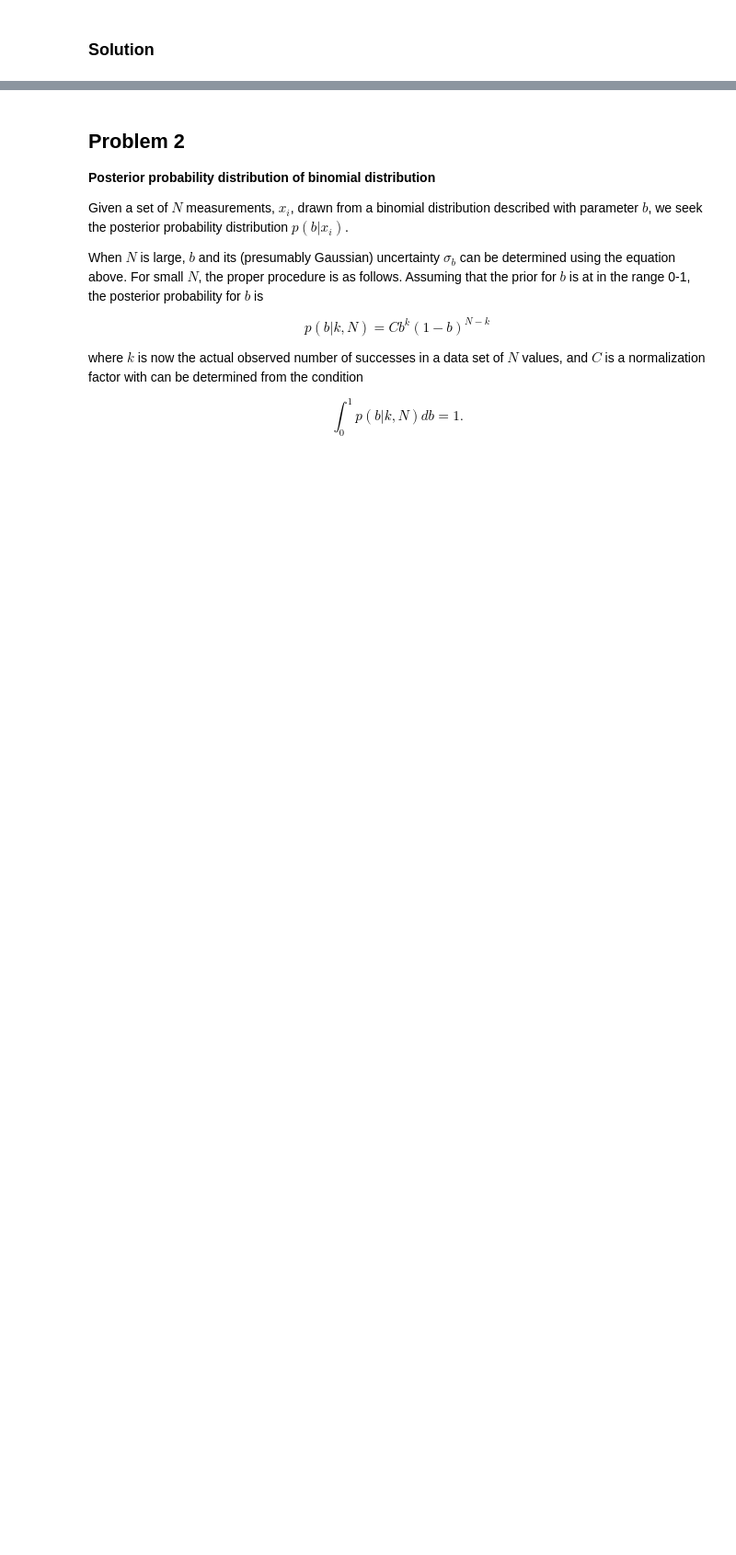
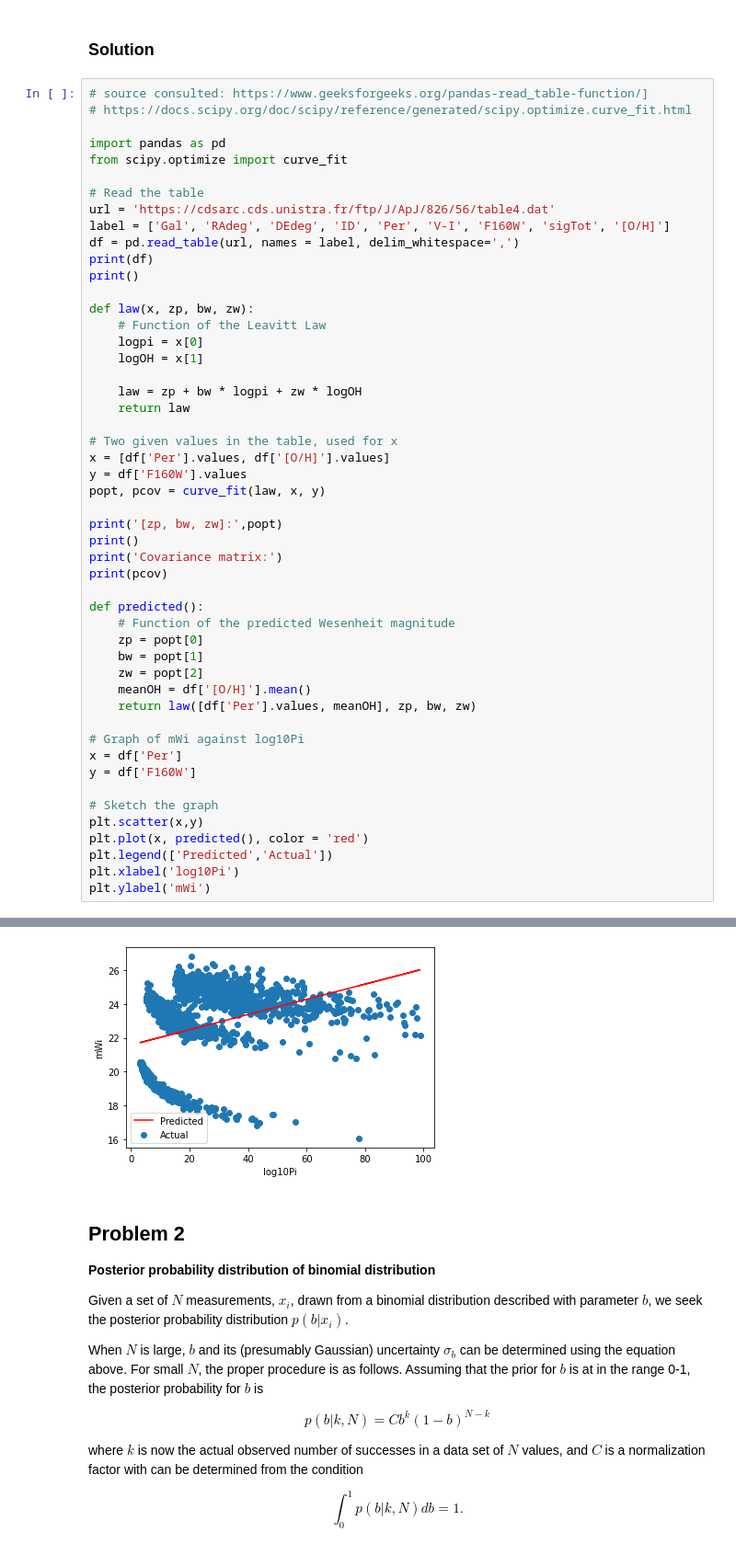
Before and after one commit to SissiChen17/astr3890, a Jupyter notebook: homework_notebooks/homework_6.ipynb, the cells around one changed output, grey strips where cells are left out. Shown at 92% size. Saved outputs shown, nothing was run; the diff lists cells and outputs as text; blank space fills up the shorter version.

```diff
--- a/homework_notebooks/homework_6.ipynb
+++ b/homework_notebooks/homework_6.ipynb
@@ -39,3 +39,54 @@ of Equation (1) can be determined through ordinary least squares. Determine the
 parameters $zp_{W,N4258}$, $b_W$, and $Z_w$ and their Gaussian covariance matrix. Plot the data $m^W_i$ vs. $\log_{10} P_i$ and overlay the best fit model (evaluated at the mean metallicity of the sample).
 # %% [markdown]
 ### Solution
+# %%
+# source consulted: https://www.geeksforgeeks.org/pandas-read_table-function/]
+# https://docs.scipy.org/doc/scipy/reference/generated/scipy.optimize.curve_fit.html
+
+import pandas as pd
+from scipy.optimize import curve_fit
+
+# Read the table
+url = 'https://cdsarc.cds.unistra.fr/ftp/J/ApJ/826/56/table4.dat'
+label = ['Gal', 'RAdeg', 'DEdeg', 'ID', 'Per', 'V-I', 'F160W', 'sigTot', '[O/H]']
+df = pd.read_table(url, names = label, delim_whitespace=',')
+print(df)
+print()
+
+def law(x, zp, bw, zw):
+    # Function of the Leavitt Law
+    logpi = x[0]
+    logOH = x[1]
+
+    law = zp + bw * logpi + zw * logOH
+    return law
+
+# Two given values in the table, used for x
+x = [df['Per'].values, df['[O/H]'].values]
+y = df['F160W'].values
+popt, pcov = curve_fit(law, x, y)
+
+print('[zp, bw, zw]:',popt)
+print()
+print('Covariance matrix:')
+print(pcov)
+
+def predicted():
+    # Function of the predicted Wesenheit magnitude
+    zp = popt[0]
+    bw = popt[1]
+    zw = popt[2]
+    meanOH = df['[O/H]'].mean()
+    return law([df['Per'].values, meanOH], zp, bw, zw)
+
+# Graph of mWi against log10Pi
+x = df['Per']
+y = df['F160W']
+
+# Sketch the graph
+plt.scatter(x,y)
+plt.plot(x, predicted(), color = 'red')
+plt.legend(['Predicted','Actual'])
+plt.xlabel('log10Pi')
+plt.ylabel('mWi')
+# %% [output]
@@ -42,3 +111,4 @@ parameters $zp_{W,N4258}$, $b_W$, and $Z_w$ and their Gaussian covariance matrix
+[figure, added]
 # %% [markdown]
 ## Problem 2
 
```
Also changed, not shown: parts of 3 cells of this notebook, 3 other files.
